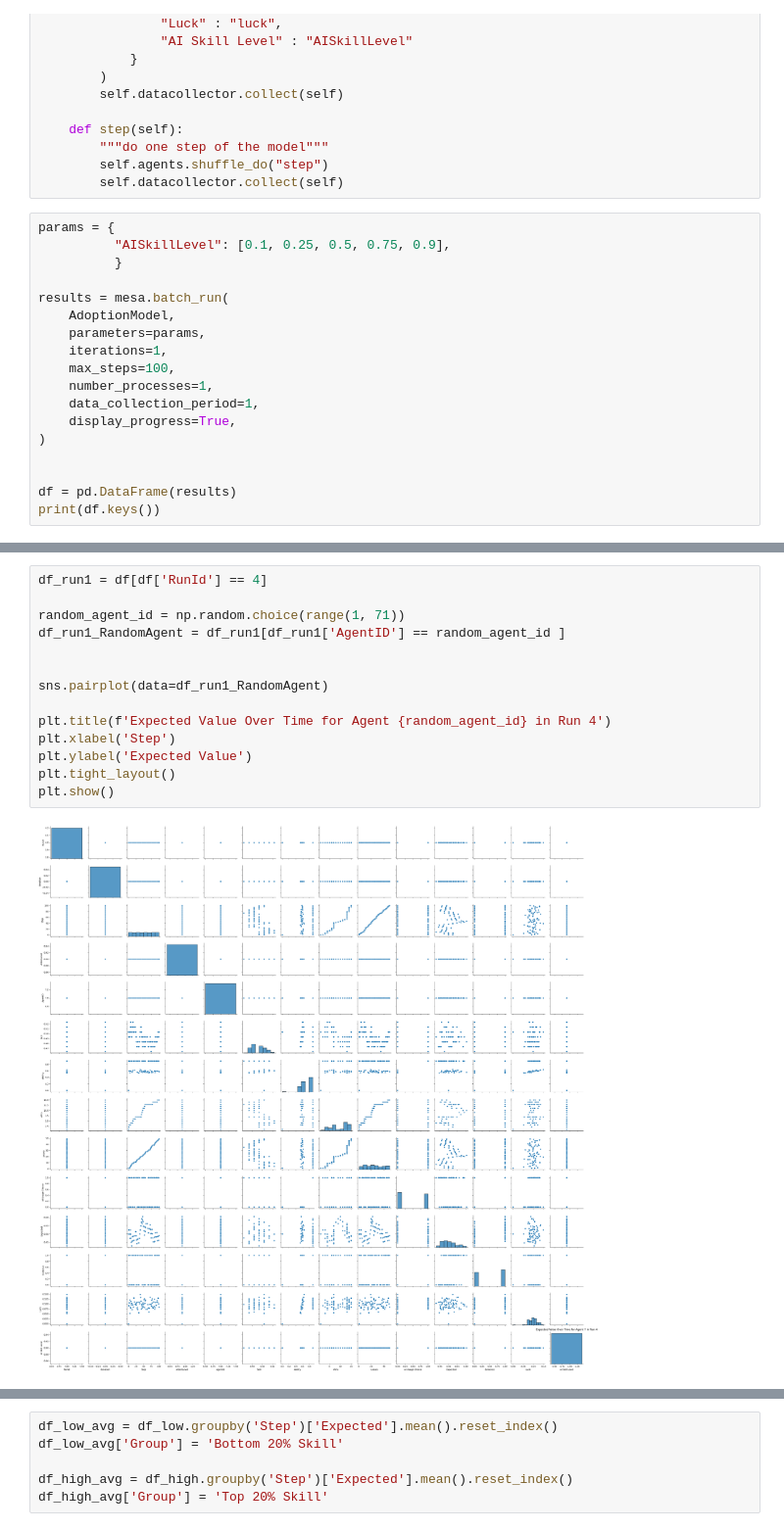
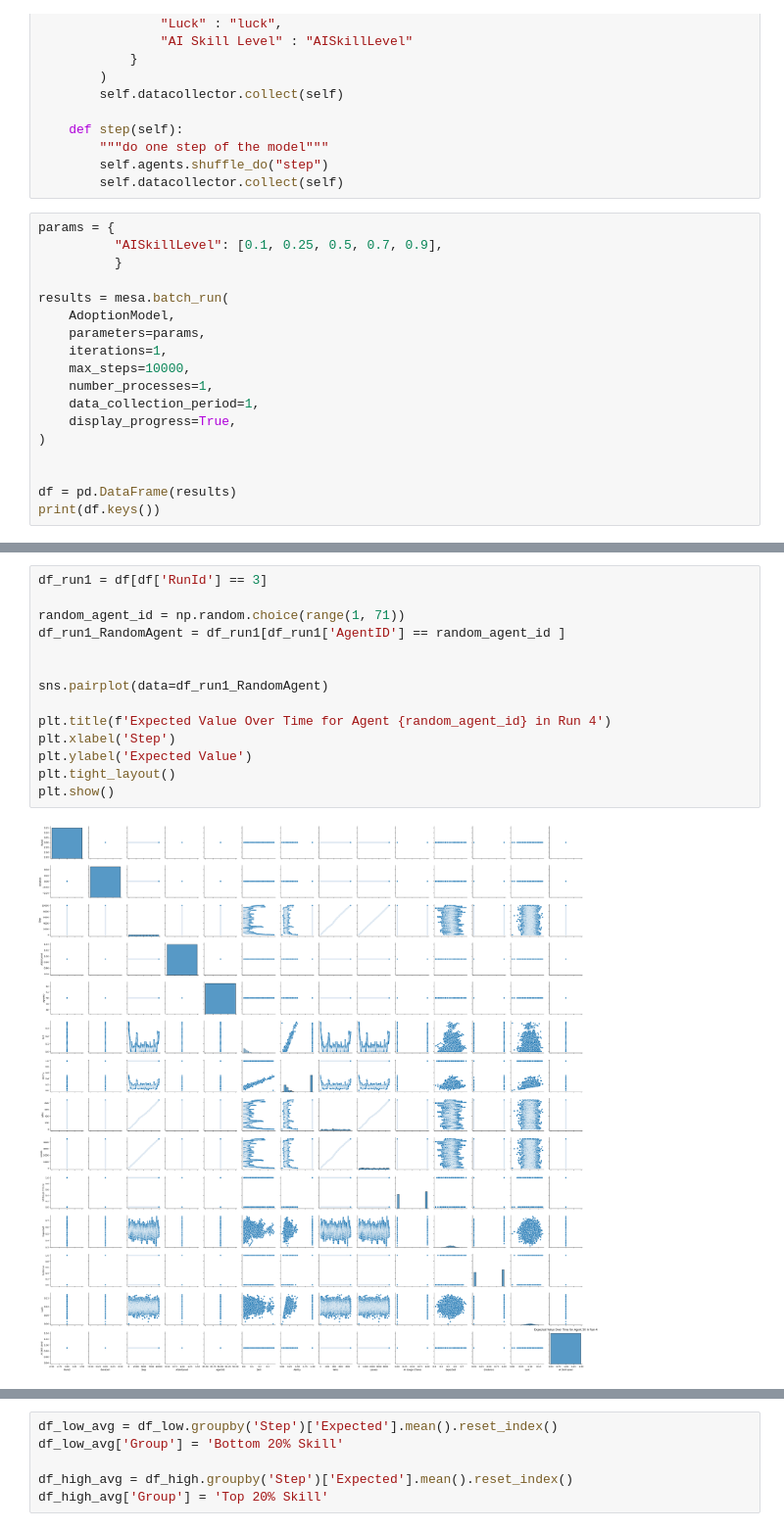
Before and after one commit to danielkoni/Modelling-AI-Usage, a Jupyter notebook: V2_run_batch01.ipynb, the cells around one changed output, grey strips where cells are left out. Shown at 98% size. Saved outputs shown, nothing was run; the diff lists cells and outputs as text.

```diff
--- a/V2_run_batch01.ipynb
+++ b/V2_run_batch01.ipynb
@@ -167,14 +167,14 @@ class AdoptionModel(mesa.Model):
         self.datacollector.collect(self)
 # %%
 params = {
-          "AISkillLevel": [0.1, 0.25, 0.5, 0.75, 0.9],
+          "AISkillLevel": [0.1, 0.25, 0.5, 0.7, 0.9],
           }
 
 results = mesa.batch_run(
     AdoptionModel,
     parameters=params,
     iterations=1,
-    max_steps=100,
+    max_steps=10000,
     number_processes=1,
     data_collection_period=1,
     display_progress=True,
@@ -223,19 +218,19 @@ plt.show()
 # %%
-df_run1 = df[df['RunId'] == 4]
+df_run1 = df[df['RunId'] == 3]
 
 random_agent_id = np.random.choice(range(1, 71))
 df_run1_RandomAgent = df_run1[df_run1['AgentID'] == random_agent_id ]
 
 
 sns.pairplot(data=df_run1_RandomAgent)
 
 plt.title(f'Expected Value Over Time for Agent {random_agent_id} in Run 4')
 plt.xlabel('Step')
 plt.ylabel('Expected Value')
 plt.tight_layout()
 plt.show()
 # %% [output]
-[figure, old version]
+[figure, new version]
 # %%
 ai_usage_per_run = df.groupby(['RunId', 'Step'])['AI Usage Choice'].sum().reset_index()
 
```
Also changed, not shown: parts of 12 cells of this notebook, 4 other files.
